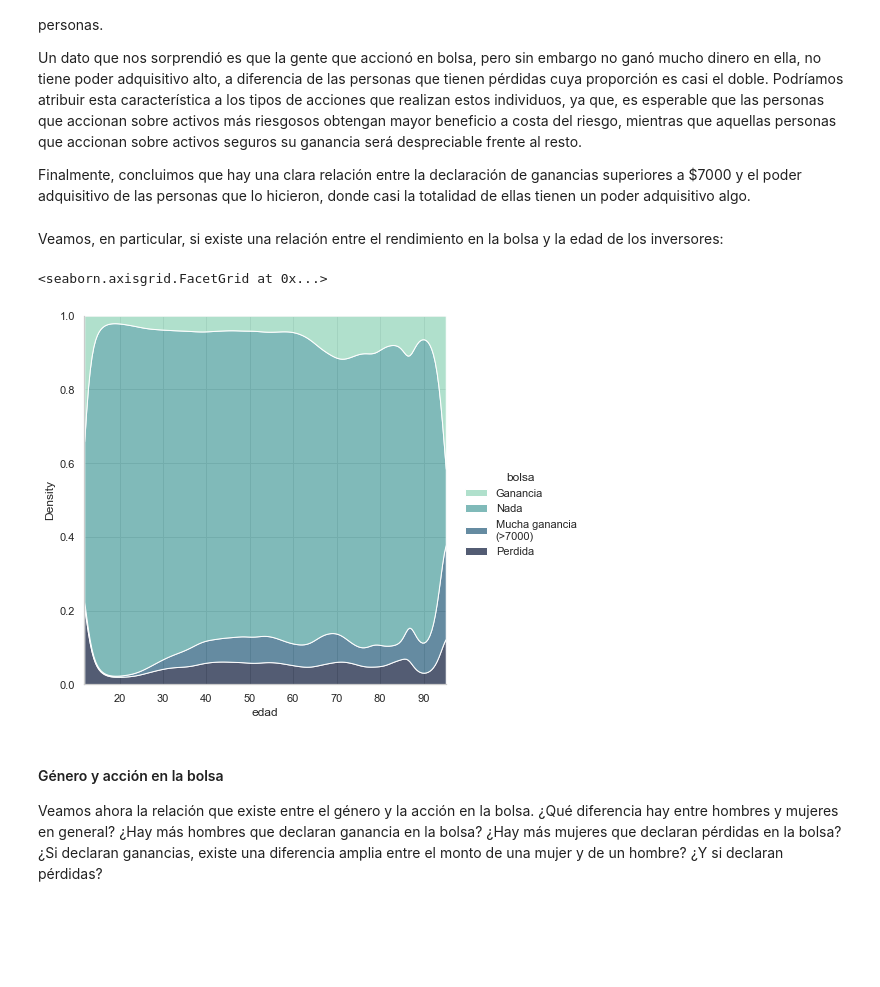
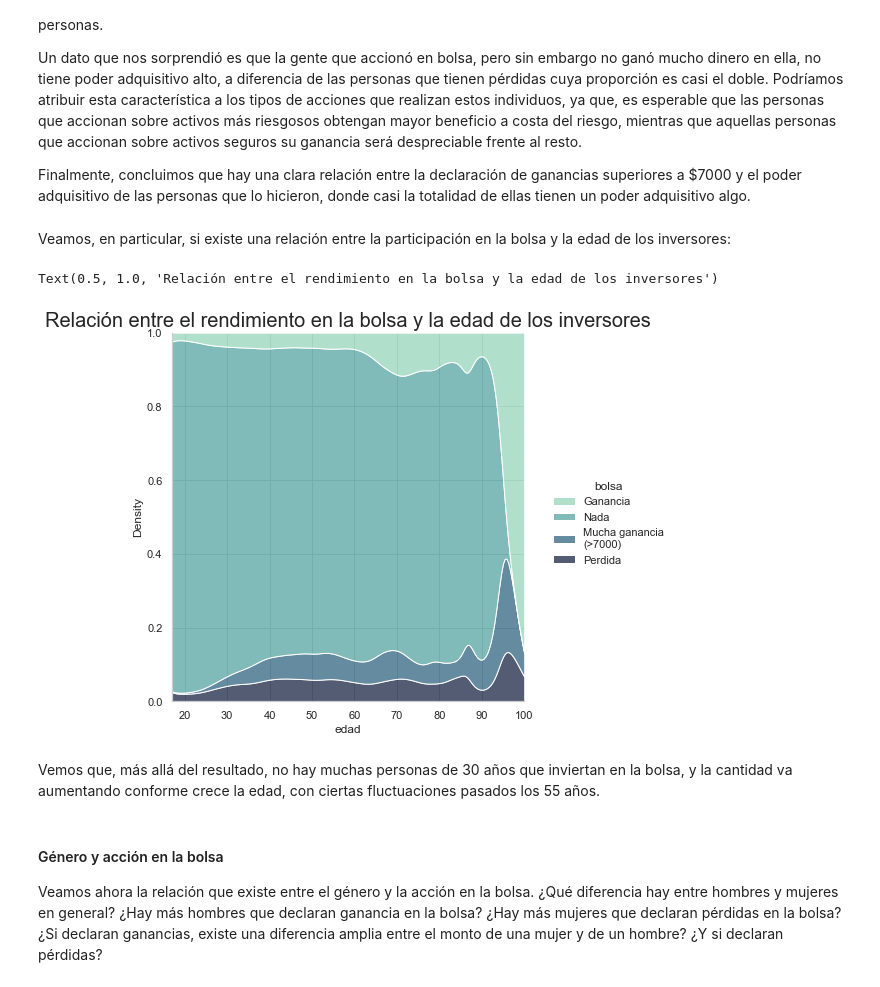
Before and after one commit to ncontinanza/tp-datos-1c2021-de-angelis-riva-continanza, a Jupyter notebook: Trabajo práctico N°1.ipynb, the cells around one changed output. Cells and saved outputs as stored; diff of their text form; code cells hidden in the pictures; blank space fills up the shorter version.

```diff
--- a/Trabajo práctico N°1.ipynb
+++ b/Trabajo práctico N°1.ipynb
@@ -442,23 +442,28 @@ Podríamos atribuir esta característica a los tipos de acciones que realizan es
 
 Finalmente, concluimos que hay una clara relación entre la declaración de ganancias superiores a \$7000 y el poder adquisitivo de las personas que lo hicieron, donde casi la totalidad de ellas tienen un poder adquisitivo algo.
 # %% [markdown]
-Veamos, en particular, si existe una relación entre el rendimiento en la bolsa y la edad de los inversores:
+Veamos, en particular, si existe una relación entre la participación en la bolsa y la edad de los inversores:
 # %%
 df_tmp = df[['ganancia_perdida_declarada_bolsa_argentina', 'edad']].copy()
 df_tmp['bolsa'] = df['ganancia_perdida_declarada_bolsa_argentina'].apply(designar_accion)
 del df_tmp['ganancia_perdida_declarada_bolsa_argentina']
 
 sns.set_theme(style="whitegrid")
-sns.displot(
+ax = sns.displot(
     data=df_tmp,
     x="edad", hue="bolsa",
     kind="kde", height=6,
-    multiple="fill", clip=(0, None),
+    cut=8,
+    multiple="fill", clip=(17, 100),
     palette="ch:rot=-.35,hue=1,light=.75",
 )
+
+plt.title("Relación entre el rendimiento en la bolsa y la edad de los inversores", size=20)
 # %% [output]
-<seaborn.axisgrid.FacetGrid at 0x...>
+Text(0.5, 1.0, 'Relación entre el rendimiento en la bolsa y la edad de los inversores')
-[figure, old version]
+[figure, new version]
+# %% [markdown]
+Vemos que, más allá del resultado, no hay muchas personas de 30 años que inviertan en la bolsa, y la cantidad va aumentando conforme crece la edad, con ciertas fluctuaciones pasados los 55 años.
 # %% [markdown]
 #### Género y acción en la bolsa
 Veamos ahora la relación que existe entre el género y la acción en la bolsa. ¿Qué diferencia hay entre hombres y mujeres en general? ¿Hay más hombres que declaran ganancia en la bolsa? ¿Hay más mujeres que declaran pérdidas en la bolsa?
```
